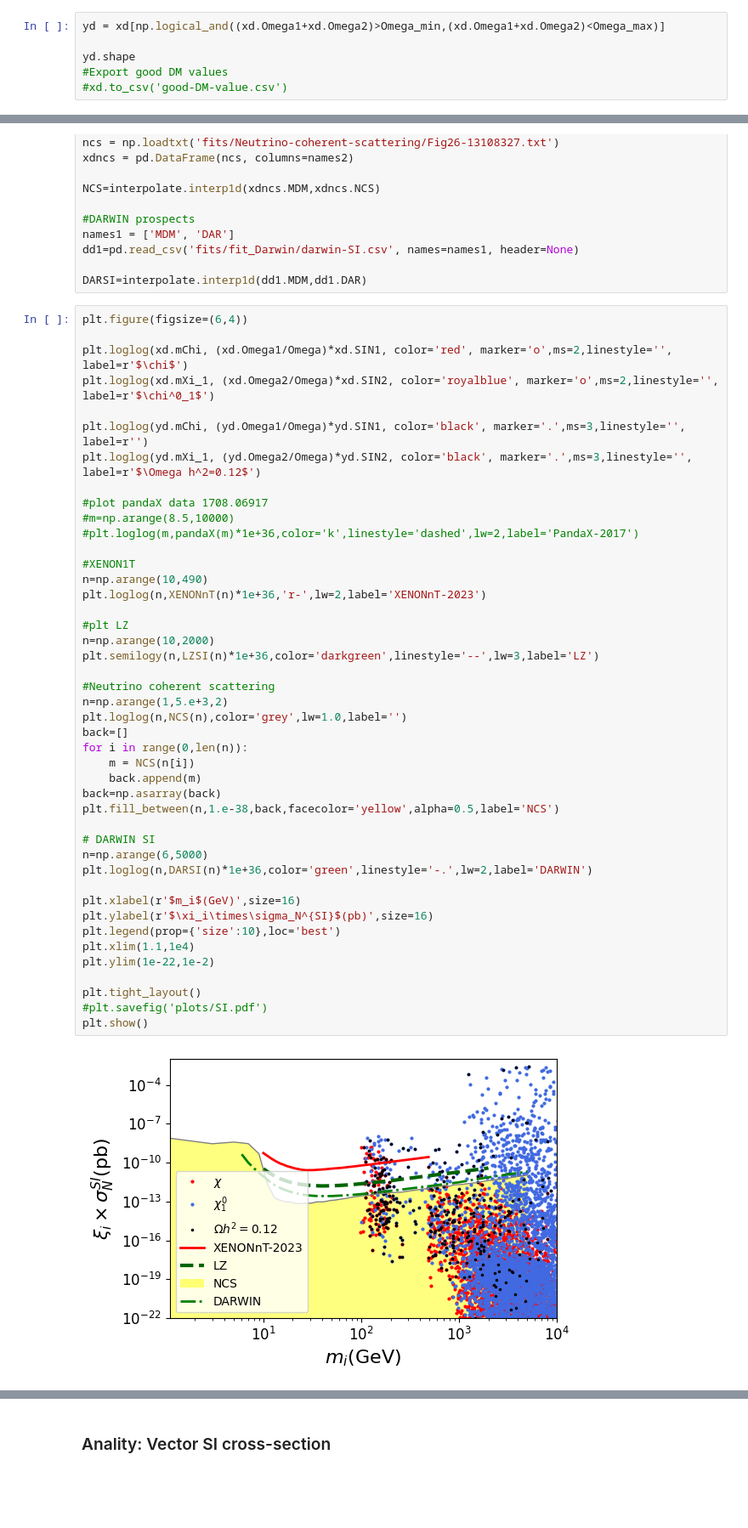
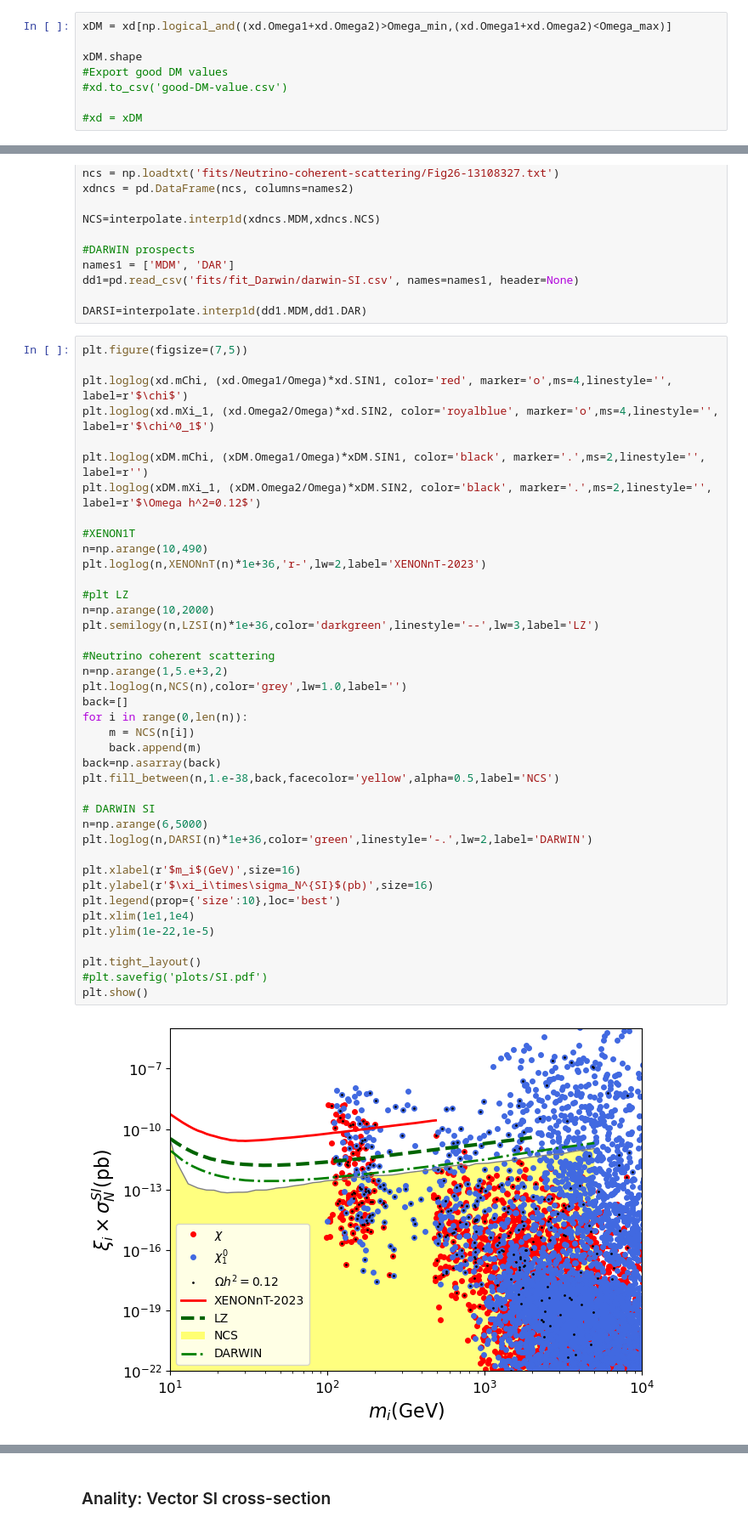
Before and after one commit to davidsuarezr/MDEO, a Jupyter notebook: random-scan-v3.ipynb, the cells around one changed output, grey strips where cells are left out. Shown at 85% size. Saved outputs shown, nothing was run; the diff lists cells and outputs as text; blank space fills up the shorter version.

```diff
--- a/random-scan-v3.ipynb
+++ b/random-scan-v3.ipynb
@@ -294,11 +294,13 @@ plt.tight_layout()
 # %% [output]
 [figure]
 # %%
-yd = xd[np.logical_and((xd.Omega1+xd.Omega2)>Omega_min,(xd.Omega1+xd.Omega2)<Omega_max)]
+xDM = xd[np.logical_and((xd.Omega1+xd.Omega2)>Omega_min,(xd.Omega1+xd.Omega2)<Omega_max)]
 
-yd.shape
+xDM.shape
 #Export good DM values
 #xd.to_csv('good-DM-value.csv')
+
+#xd = xDM
 # %% [output]
 (186, 64)
 # %%
@@ -386,48 +388,44 @@ dd1=pd.read_csv('fits/fit_Darwin/darwin-SI.csv', names=names1, header=None)
 
 DARSI=interpolate.interp1d(dd1.MDM,dd1.DAR)
 # %%
-plt.figure(figsize=(6,4))
+plt.figure(figsize=(7,5))
 
-plt.loglog(xd.mChi, (xd.Omega1/Omega)*xd.SIN1, color='red', marker='o',ms=2,linestyle='', label=r'$\chi$')
-plt.loglog(xd.mXi_1, (xd.Omega2/Omega)*xd.SIN2, color='royalblue', marker='o',ms=2,linestyle='', label=r'$\chi^0_1$')
+plt.loglog(xd.mChi, (xd.Omega1/Omega)*xd.SIN1, color='red', marker='o',ms=4,linestyle='', label=r'$\chi$')
+plt.loglog(xd.mXi_1, (xd.Omega2/Omega)*xd.SIN2, color='royalblue', marker='o',ms=4,linestyle='', label=r'$\chi^0_1$')
 
-plt.loglog(yd.mChi, (yd.Omega1/Omega)*yd.SIN1, color='black', marker='.',ms=3,linestyle='', label=r'')
-plt.loglog(yd.mXi_1, (yd.Omega2/Omega)*yd.SIN2, color='black', marker='.',ms=3,linestyle='', label=r'$\Omega h^2=0.12$')
-
-#plot pandaX data 1708.06917
-#m=np.arange(8.5,10000)
-#plt.loglog(m,pandaX(m)*1e+36,color='k',linestyle='dashed',lw=2,label='PandaX-2017')
+plt.loglog(xDM.mChi, (xDM.Omega1/Omega)*xDM.SIN1, color='black', marker='.',ms=2,linestyle='', label=r'')
+plt.loglog(xDM.mXi_1, (xDM.Omega2/Omega)*xDM.SIN2, color='black', marker='.',ms=2,linestyle='', label=r'$\Omega h^2=0.12$')
 
 #XENON1T
 n=np.arange(10,490)
 plt.loglog(n,XENONnT(n)*1e+36,'r-',lw=2,label='XENONnT-2023')
 
 #plt LZ
 n=np.arange(10,2000)
 plt.semilogy(n,LZSI(n)*1e+36,color='darkgreen',linestyle='--',lw=3,label='LZ')
 
 #Neutrino coherent scattering
 n=np.arange(1,5.e+3,2)
 plt.loglog(n,NCS(n),color='grey',lw=1.0,label='')
 back=[]
 for i in range(0,len(n)):
     m = NCS(n[i])
     back.append(m)
 back=np.asarray(back)
 plt.fill_between(n,1.e-38,back,facecolor='yellow',alpha=0.5,label='NCS')
 
 # DARWIN SI
 n=np.arange(6,5000)
 plt.loglog(n,DARSI(n)*1e+36,color='green',linestyle='-.',lw=2,label='DARWIN')
 
 plt.xlabel(r'$m_i$(GeV)',size=16)
 plt.ylabel(r'$\xi_i\times\sigma_N^{SI}$(pb)',size=16)
 plt.legend(prop={'size':10},loc='best')
-plt.xlim(1.1,1e4)
-plt.ylim(1e-22,1e-2)
+plt.xlim(1e1,1e4)
+plt.ylim(1e-22,1e-5)
 
 plt.tight_layout()
 #plt.savefig('plots/SI.pdf')
 plt.show()
 # %% [output]
-[figure, old version]
+[figure, new version]
```
Also changed, not shown: parts of 22 cells of this notebook, 7 other files.
